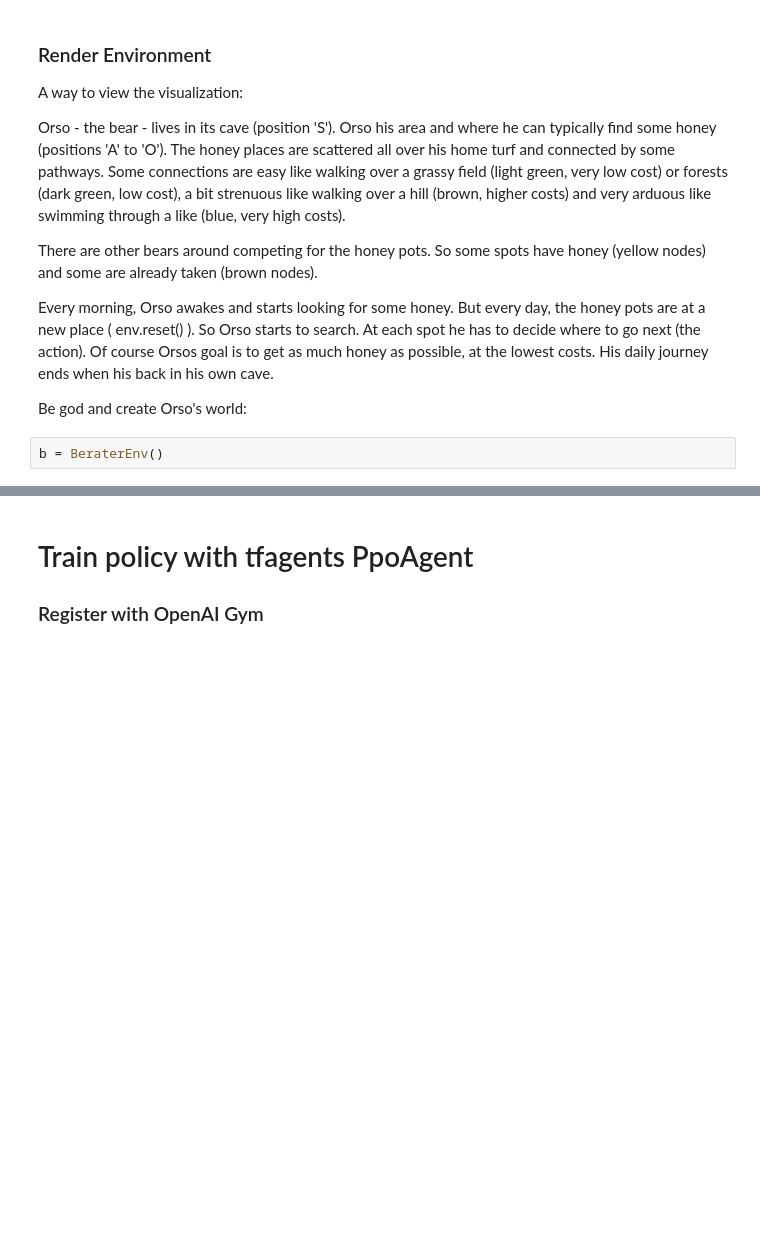
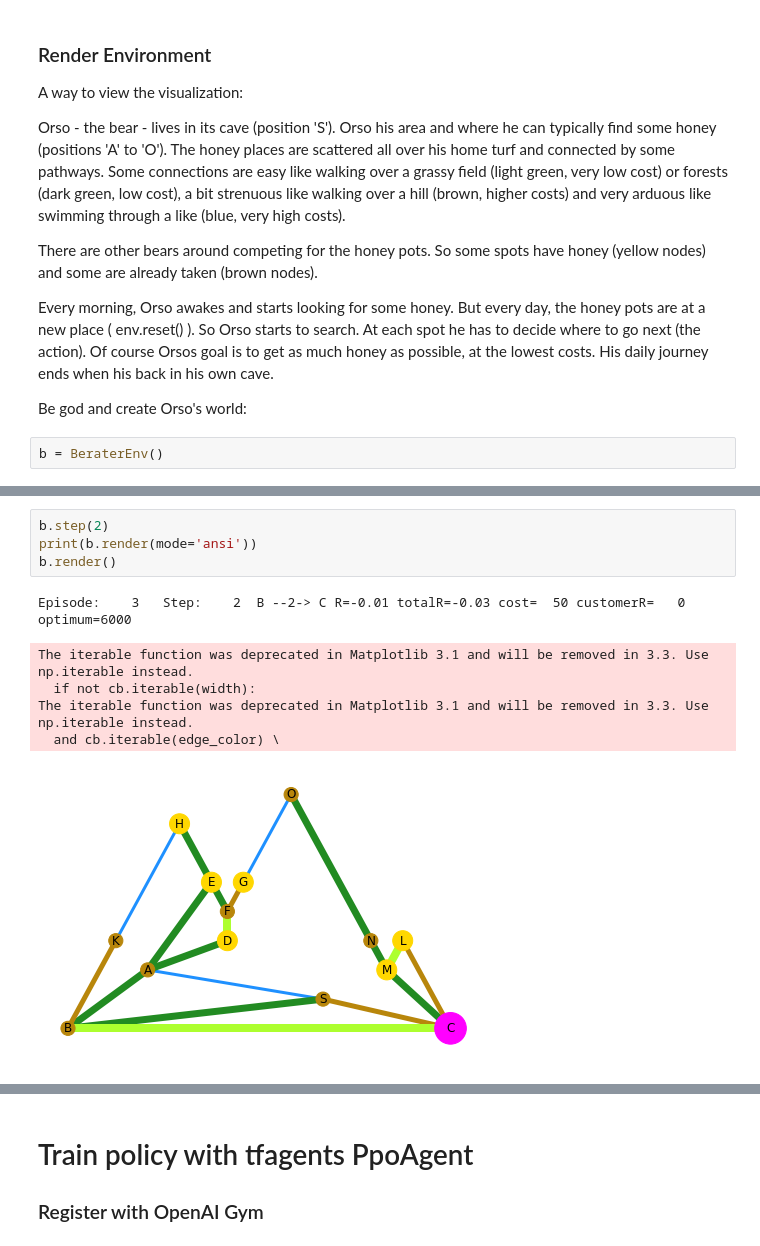
Before and after one commit to christianhidber/easyagents, a Jupyter notebook: jupyter_notebooks/easyagents_berater.ipynb, the cells around one changed output, grey strips where cells are left out. Saved outputs shown, nothing was run; the diff lists cells and outputs as text; blank space fills up the shorter version.

```diff
--- a/jupyter_notebooks/easyagents_berater.ipynb
+++ b/jupyter_notebooks/easyagents_berater.ipynb
@@ -334,0 +352,11 @@ The iterable function was deprecated in Matplotlib 3.1 and will be removed in 3.
+# %%
+b.step(2)
+print(b.render(mode='ansi'))
+b.render()
+# %% [output]
+Episode:    3   Step:    2  B --2-> C R=-0.01 totalR=-0.03 cost=  50 customerR=   0 optimum=6000
+The iterable function was deprecated in Matplotlib 3.1 and will be removed in 3.3. Use np.iterable instead.
+  if not cb.iterable(width):
+The iterable function was deprecated in Matplotlib 3.1 and will be removed in 3.3. Use np.iterable instead.
+  and cb.iterable(edge_color) \
+[figure, added]
```
Also changed, not shown: parts of 21 cells of this notebook.
